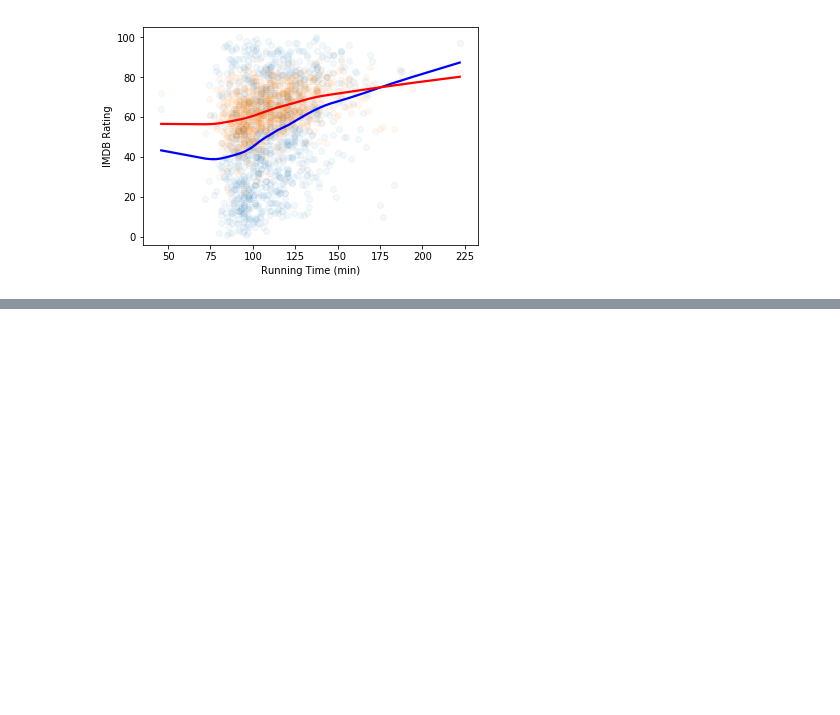
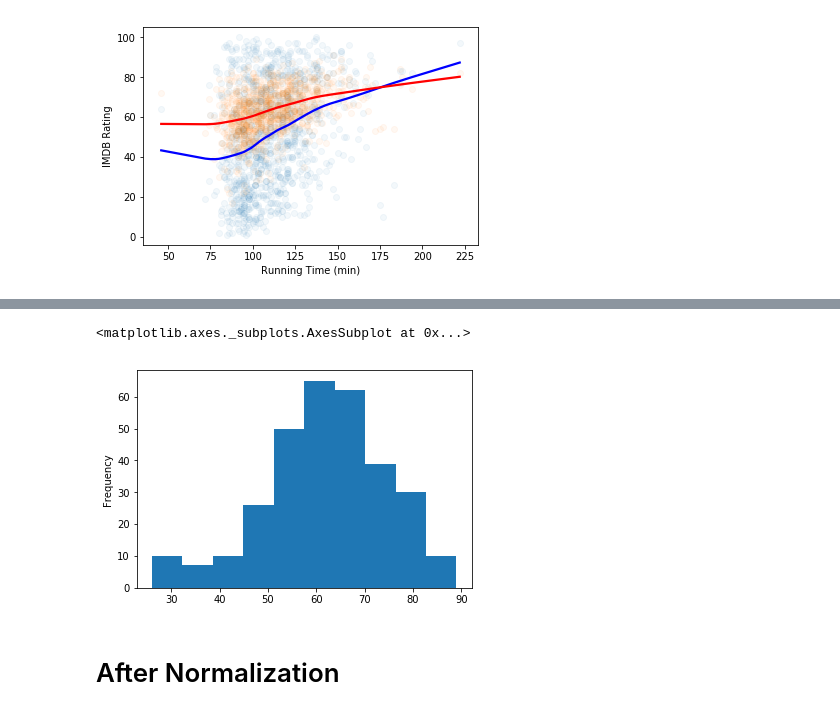
Before and after one commit to SilviaJIR/User-vs-Critics-on-Movie-Ratings, a Jupyter notebook: DataScrapingRottonTomatoes.ipynb, the cells around one changed output, grey strips where cells are left out. Cells and saved outputs as stored; diff of their text form; code cells hidden in the pictures; blank space fills up the shorter version.

```diff
--- a/DataScrapingRottonTomatoes.ipynb
+++ b/DataScrapingRottonTomatoes.ipynb
@@ -198,0 +267,8 @@ sns.regplot(x='Running Time (min)', y='IMDB Rating', data=df_runtime, lowess=Tru
+# %%
+genres[genres['Major Genre'] == 'Action']['IMDB Rating'].plot('hist')
+# For IMDB the distribution probably cluster around 60 and looks pretty normal
+# %% [output]
+<matplotlib.axes._subplots.AxesSubplot at 0x...>
+[figure, added]
+# %% [markdown]
+# After Normalization
```
Also changed, not shown: parts of 24 cells of this notebook.
